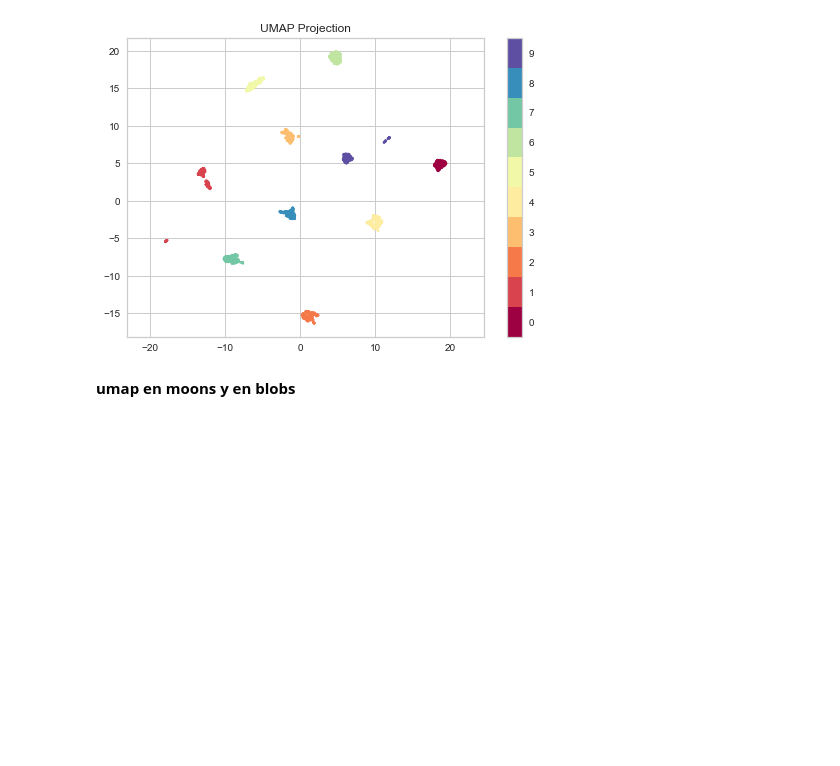
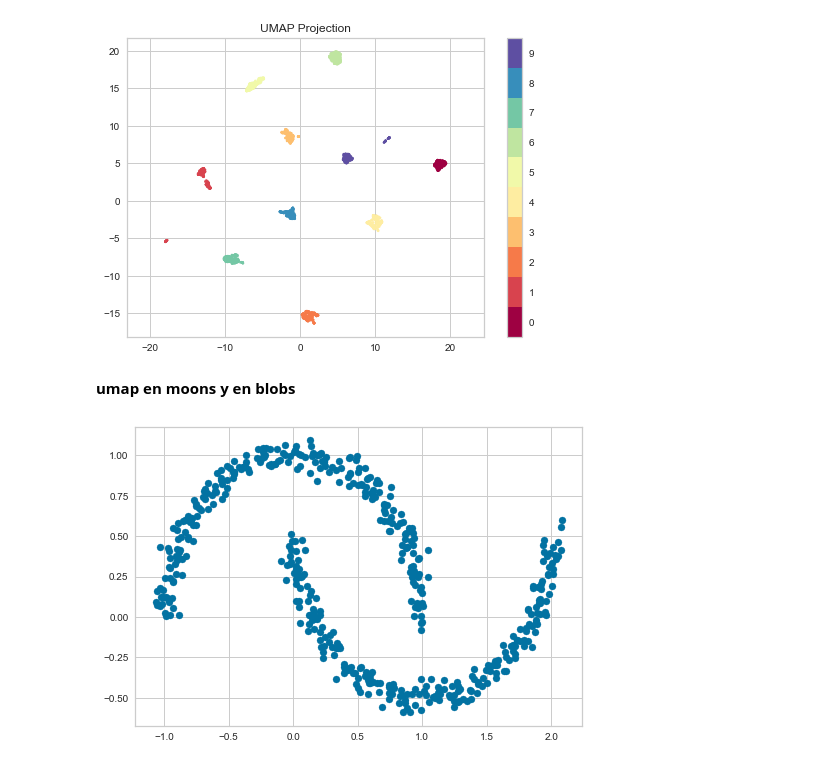
Before and after one commit to Pomilusky/apuntes_clase, a Jupyter notebook: semana_7/3.1 - Evaluacion.ipynb, the cells around one changed output. Cells and saved outputs as stored; diff of their text form; code cells hidden in the pictures; blank space fills up the shorter version.

```diff
--- a/semana_7/3.1 - Evaluacion.ipynb
+++ b/semana_7/3.1 - Evaluacion.ipynb
@@ -347,3 +347,9 @@ plt.title('UMAP Projection');
 [figure]
 # %% [markdown]
 **umap en moons y en blobs**
+# %%
+X,y=datasets.make_moons(n_samples=500, shuffle=True, noise=.05)
+
+plt.scatter(X[:,0], X[:,1]);
+# %% [output]
+[figure, added]
```
Also changed, not shown: parts of 10 cells of this notebook.
